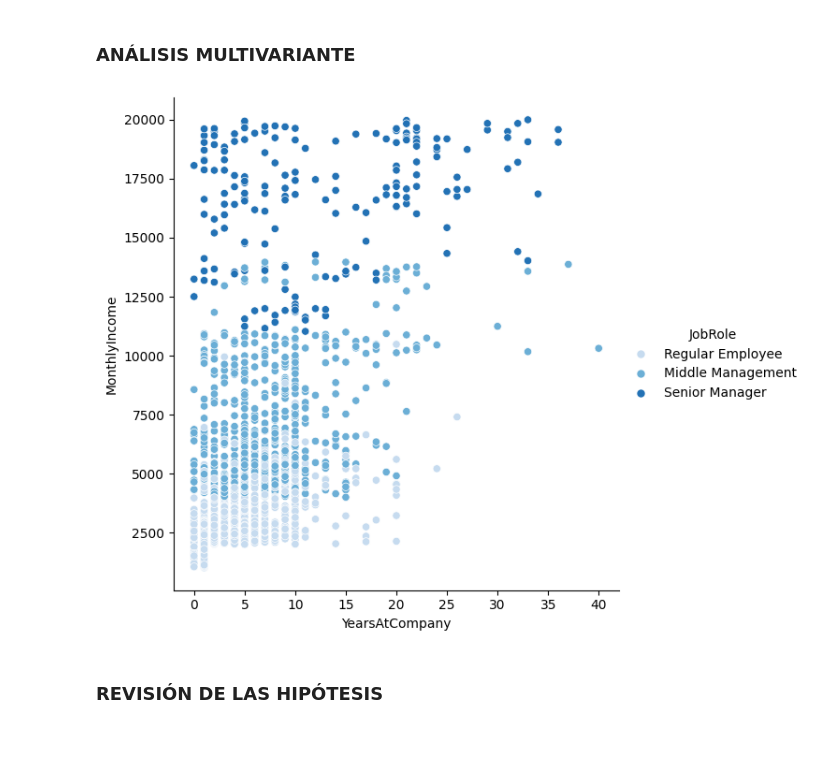
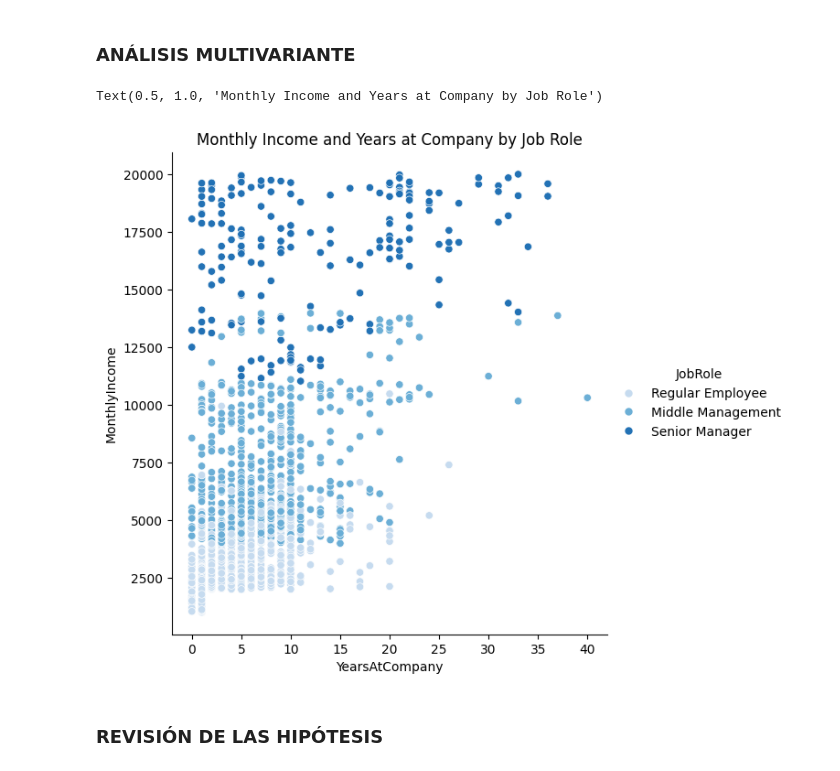
Before and after one commit to rafamd1/EDA_MI_SUELDO_Y_YO, a Jupyter notebook: EDA RM.ipynb, the cells around one changed output. Cells and saved outputs as stored; diff of their text form; code cells hidden in the pictures; blank space fills up the shorter version.

```diff
--- a/EDA RM.ipynb
+++ b/EDA RM.ipynb
@@ -762,16 +757,20 @@ sns.jointplot(x=df1['YearsAtCompany'], y=df1['MonthlyIncome'], kind="kde")
 # %%
 df2['JobRole'] = pd.Categorical(df2['JobRole'], categories=['Regular Employee', 'Middle Management', 'Senior Manager'], ordered=True)
 
 
 sns.relplot(data=df2,
             x="YearsAtCompany",
             y="MonthlyIncome",
             hue="JobRole",
             sizes=(4, 300),
             alpha=.99, palette="Blues",
             height=6);
+
+
+plt.title('Monthly Income and Years at Company by Job Role')
 # %% [output]
+Text(0.5, 1.0, 'Monthly Income and Years at Company by Job Role')
-[figure, old version]
+[figure, new version]
 # %% [markdown]
 ### REVISIÓN DE LAS HIPÓTESIS
 # %% [markdown]
```
Also changed, not shown: parts of 18 cells of this notebook, 1 other file.
